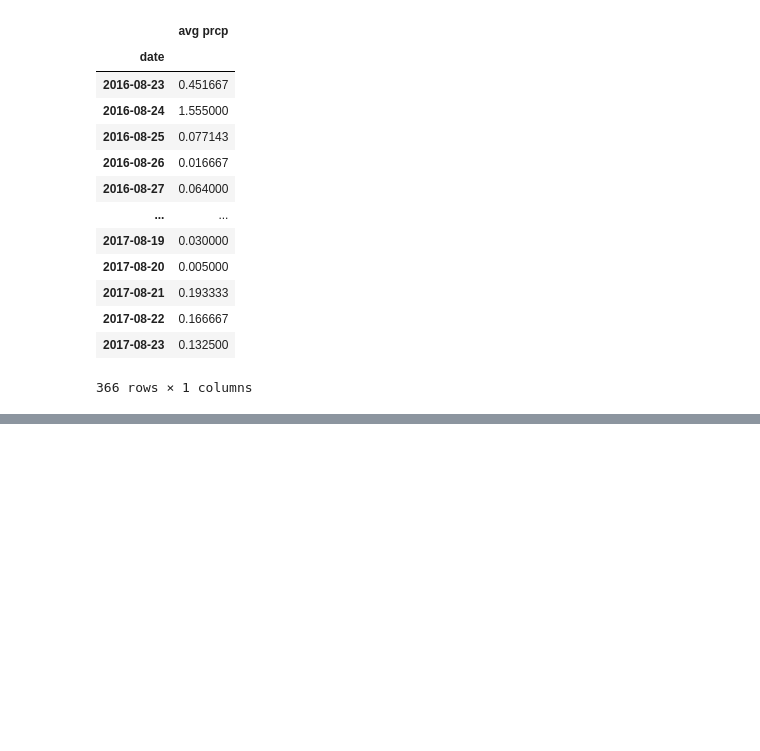
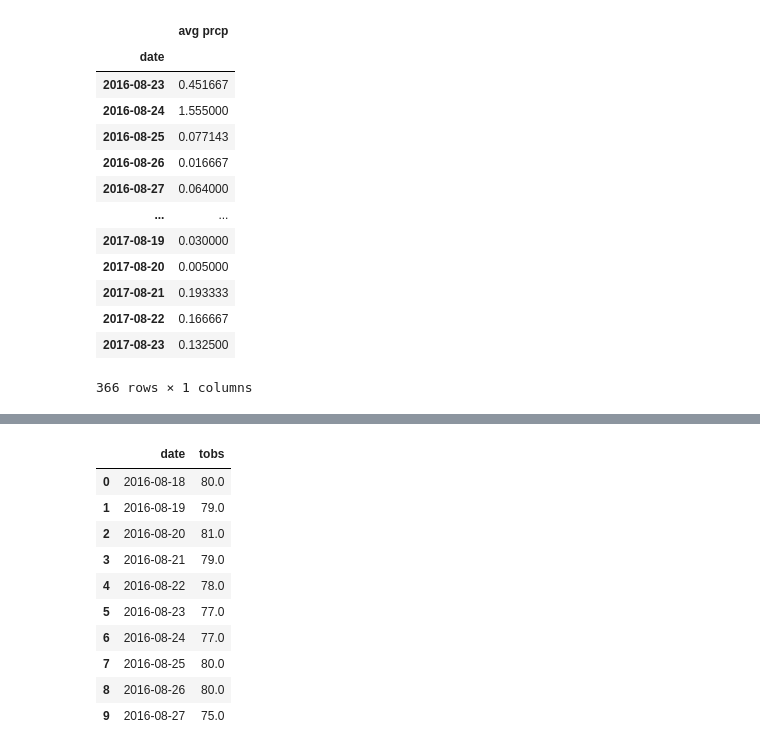
Before and after one commit to bregan78/sqlalchemy_challenge, a Jupyter notebook: SQLAlchemy.ipynb, the cells around one changed output, grey strips where cells are left out. Cells and saved outputs as stored; diff of their text form; code cells hidden in the pictures; blank space fills up the shorter version.

```diff
--- a/SQLAlchemy.ipynb
+++ b/SQLAlchemy.ipynb
@@ -186,0 +273,20 @@ plt.show()
+# %%
+##convert to dataframe
+df_station = pd.DataFrame(results[:], columns=['date', 'tobs'])
+
+df=df_station.set_index('date')
+
+df_station = df_station.dropna()
+df_station.head(10)
+# %% [output]
+|  | date | tobs |
+| 0 | 2016-08-18 | 80.0 |
+| 1 | 2016-08-19 | 79.0 |
+| 2 | 2016-08-20 | 81.0 |
+| 3 | 2016-08-21 | 79.0 |
+| 4 | 2016-08-22 | 78.0 |
+| 5 | 2016-08-23 | 77.0 |
+| 6 | 2016-08-24 | 77.0 |
+| 7 | 2016-08-25 | 80.0 |
+| 8 | 2016-08-26 | 80.0 |
+| 9 | 2016-08-27 | 75.0 |
```
Also changed, not shown: parts of 9 cells of this notebook.
